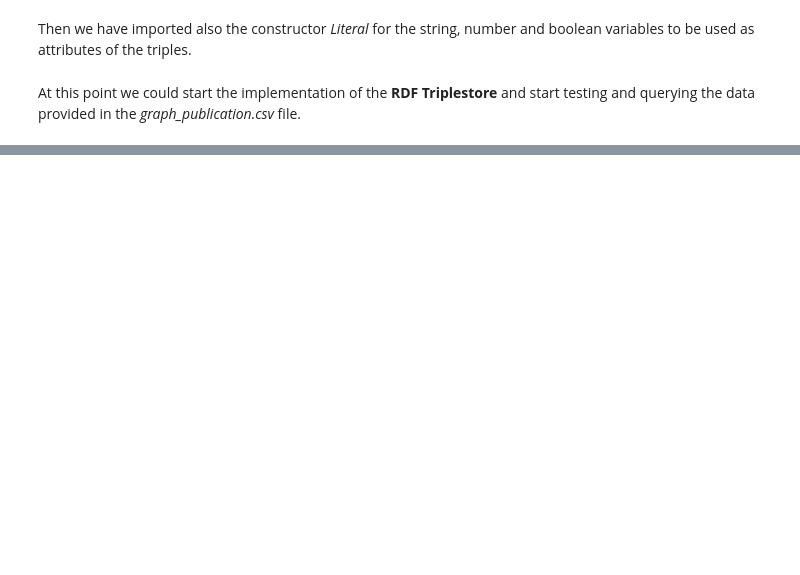
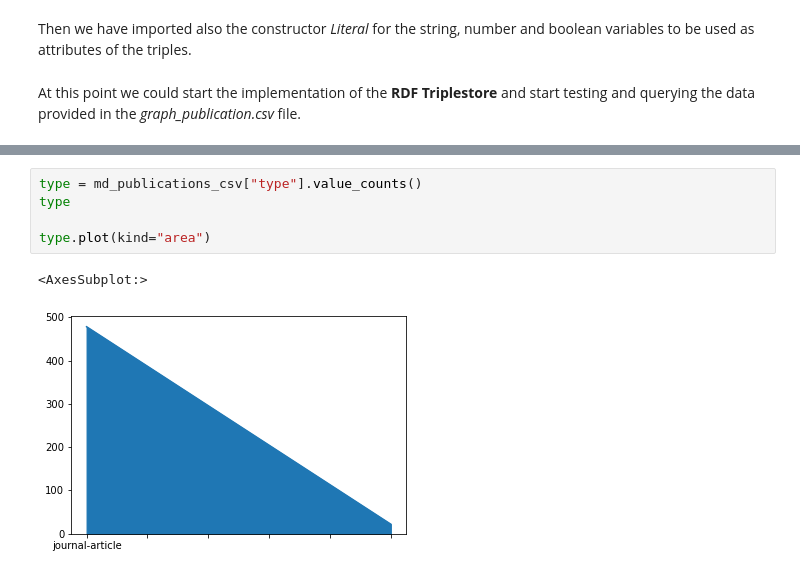
Before and after one commit to lelax/D_Sign_Data, a Jupyter notebook: D_Sign_Data_Doc.ipynb, the cells around one changed output, grey strips where cells are left out. Saved outputs shown, nothing was run; the diff lists cells and outputs as text; blank space fills up the shorter version.

```diff
--- a/D_Sign_Data_Doc.ipynb
+++ b/D_Sign_Data_Doc.ipynb
@@ -286,0 +319,8 @@ Then we added for each method a function calling it and appending all the result
+# %%
+type = md_publications_csv["type"].value_counts()
+type
+
+type.plot(kind="area")
+# %% [output]
+<AxesSubplot:>
+[figure, added]
```
Also changed, not shown: parts of 69 cells of this notebook, 5 other files.
